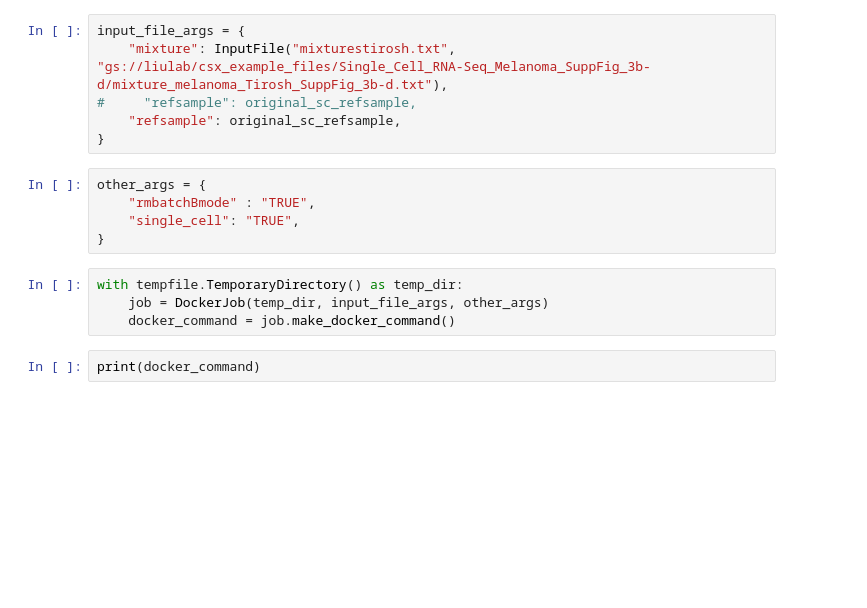
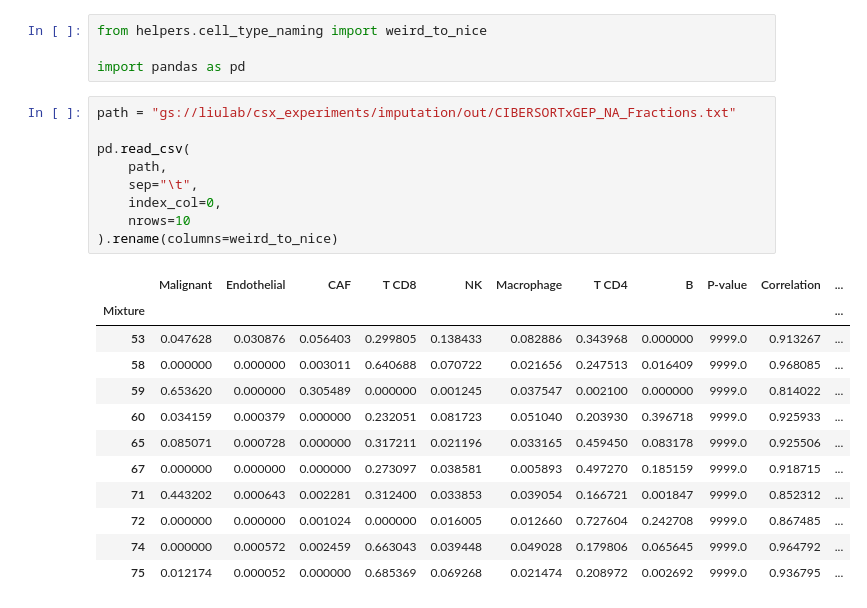
Before and after one commit to davidliu-lab/deconv, a Jupyter notebook: 4 - run expression imputation.ipynb, the cells around one changed output. Cells and saved outputs as stored; diff of their text form; blank space fills up the shorter version.

Commit message:
add reading gene exp imputation output

```diff
--- a/4 - run expression imputation.ipynb
+++ b/4 - run expression imputation.ipynb
@@ -9,17 +1,26 @@ original_sc_refsample = InputFile(
-# %%
-input_file_args = {
-    "mixture": InputFile("mixturestirosh.txt", "gs://liulab/csx_example_files/Single_Cell_RNA-Seq_Melanoma_SuppFig_3b-d/mixture_melanoma_Tirosh_SuppFig_3b-d.txt"),
-#     "refsample": original_sc_refsample,
-    "refsample": original_sc_refsample,
-}
-# %%
-other_args = {
-    "rmbatchBmode" : "TRUE",
-    "single_cell": "TRUE",
-}
-# %%
-with tempfile.TemporaryDirectory() as temp_dir:
-    job = DockerJob(temp_dir, input_file_args, other_args)
-    docker_command = job.make_docker_command()
-# %%
-print(docker_command)
+# %%
+from helpers.cell_type_naming import weird_to_nice
+
+import pandas as pd
+# %%
+path = "gs://liulab/csx_experiments/imputation/out/CIBERSORTxGEP_NA_Fractions.txt"
+
+pd.read_csv(
+    path,
+    sep="\t",
+    index_col=0,
+    nrows=10
+).rename(columns=weird_to_nice)
+# %% [output]
+|  | Malignant | Endothelial | CAF | T CD8 | NK | Macrophage | T CD4 | B | P-value | Correlation | ... |
+| Mixture |  |  |  |  |  |  |  |  |  |  | ... |
+| 53 | 0.047628 | 0.030876 | 0.056403 | 0.299805 | 0.138433 | 0.082886 | 0.343968 | 0.000000 | 9999.0 | 0.913267 | ... |
+| 58 | 0.000000 | 0.000000 | 0.003011 | 0.640688 | 0.070722 | 0.021656 | 0.247513 | 0.016409 | 9999.0 | 0.968085 | ... |
+| 59 | 0.653620 | 0.000000 | 0.305489 | 0.000000 | 0.001245 | 0.037547 | 0.002100 | 0.000000 | 9999.0 | 0.814022 | ... |
+| 60 | 0.034159 | 0.000379 | 0.000000 | 0.232051 | 0.081723 | 0.051040 | 0.203930 | 0.396718 | 9999.0 | 0.925933 | ... |
+| 65 | 0.085071 | 0.000728 | 0.000000 | 0.317211 | 0.021196 | 0.033165 | 0.459450 | 0.083178 | 9999.0 | 0.925506 | ... |
+| 67 | 0.000000 | 0.000000 | 0.000000 | 0.273097 | 0.038581 | 0.005893 | 0.497270 | 0.185159 | 9999.0 | 0.918715 | ... |
+| 71 | 0.443202 | 0.000643 | 0.002281 | 0.312400 | 0.033853 | 0.039054 | 0.166721 | 0.001847 | 9999.0 | 0.852312 | ... |
+| 72 | 0.000000 | 0.000000 | 0.001024 | 0.000000 | 0.016005 | 0.012660 | 0.727604 | 0.242708 | 9999.0 | 0.867485 | ... |
+| 74 | 0.000000 | 0.000572 | 0.002459 | 0.663043 | 0.039448 | 0.049028 | 0.179806 | 0.065645 | 9999.0 | 0.964792 | ... |
+| 75 | 0.012174 | 0.000052 | 0.000000 | 0.685369 | 0.069268 | 0.021474 | 0.208972 | 0.002692 | 9999.0 | 0.936795 | ... |
```
Also changed, not shown: parts of 7 cells of this notebook.
